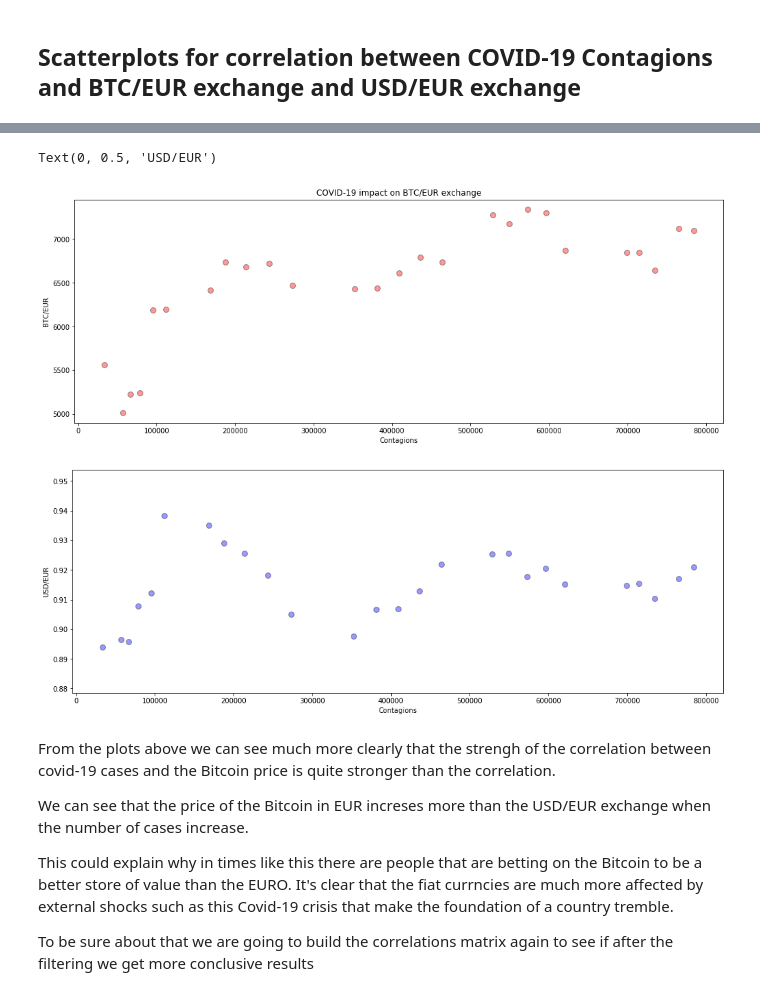
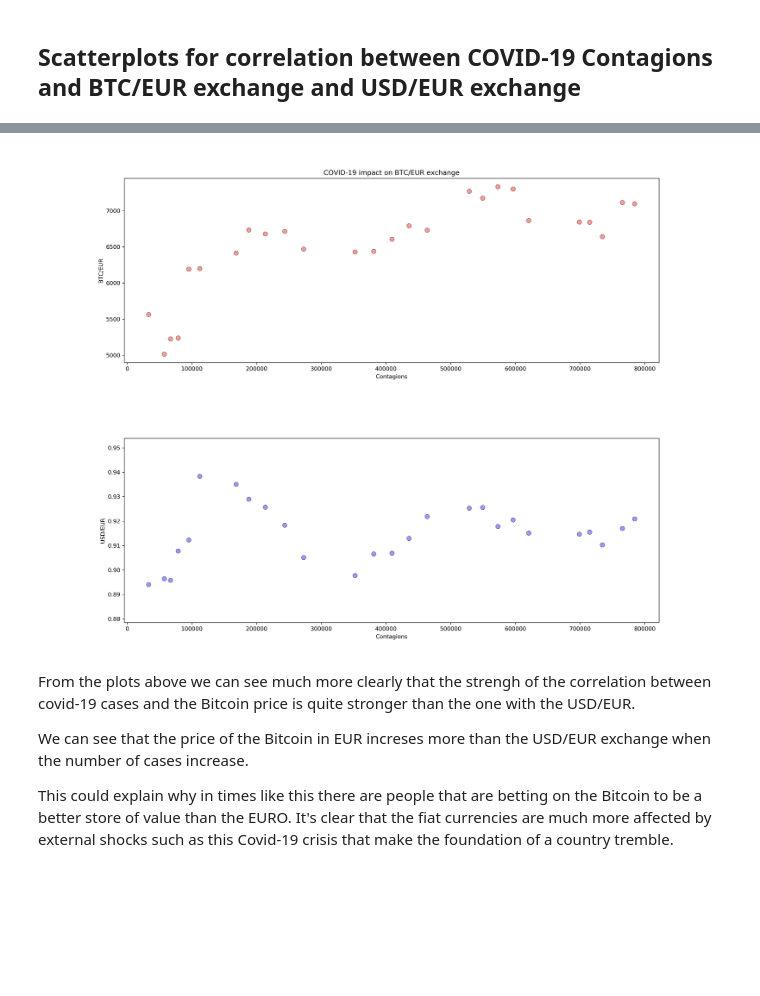
Before and after one commit to ta-data-bcn/Project-Week-3-Data-Thieves, a Jupyter notebook: your-project/Paper/Paper.ipynb, the cells around one changed output, grey strips where cells are left out. Cells and saved outputs as stored; diff of their text form; code cells hidden in the pictures; blank space fills up the shorter version.

```diff
--- a/your-project/Paper/Paper.ipynb
+++ b/your-project/Paper/Paper.ipynb
@@ -163,28 +112,14 @@ crisis_covid_impact_df.head()
-# %%
-#Now we are plotting the same thing than above but without those extreme values
-## COVID-19 vs BTC/EUR
-plt.figure(figsize=(17,6))
-plt.scatter(crisis_covid_impact_df.Eurozone, crisis_covid_impact_df.Close_BTC_EUR, label='BTC/EUR', s = 250,
-            color='red',edgecolor='black',alpha=0.4, marker=".")
-plt.xlabel('Contagions')
-plt.ylabel('BTC/EUR')
-plt.title('COVID-19 impact on BTC/EUR exchange')
-
-## COVID-19 vs USD/EUR
-plt.figure(figsize=(17,6))
-plt.scatter(crisis_covid_impact_df.Eurozone, crisis_covid_impact_df.Close_USD_EUR, label='USD/EUR', s = 250,
-            color='blue',edgecolor='black',alpha=0.4, marker=".")
-plt.xlabel('Contagions')
-plt.ylabel('USD/EUR')
-# %% [output]
-Text(0, 0.5, 'USD/EUR')
-[figure, removed]
-[figure, removed]
+# %%
+Image("covid_BTC.png")
+# %% [output]
+[figure, added]
+# %%
+Image("covid_EUR.png")
+# %% [output]
+[figure, added]
 # %% [markdown]
-From the plots above we can see much more clearly that the strengh of the correlation between covid-19 cases and the Bitcoin price is quite stronger than the correlation.
+From the plots above we can see much more clearly that the strengh of the correlation between covid-19 cases and the Bitcoin price is quite stronger than the one with the USD/EUR.
 
 We can see that the price of the Bitcoin in EUR increses more than the USD/EUR exchange when the number of cases increase.
 
-This could explain why in times like this there are people that are betting on the Bitcoin to be a better store of value than the EURO. It's clear that the fiat currncies are much more affected by external shocks such as this Covid-19 crisis that make the foundation of a country tremble.
-
-To be sure about that we are going to build the correlations matrix again to see if after the filtering we get more conclusive results
+This could explain why in times like this there are people that are betting on the Bitcoin to be a better store of value than the EURO. It's clear that the fiat currencies are much more affected by external shocks such as this Covid-19 crisis that make the foundation of a country tremble.
```
Also changed, not shown: parts of 21 cells of this notebook, 4 other files.
